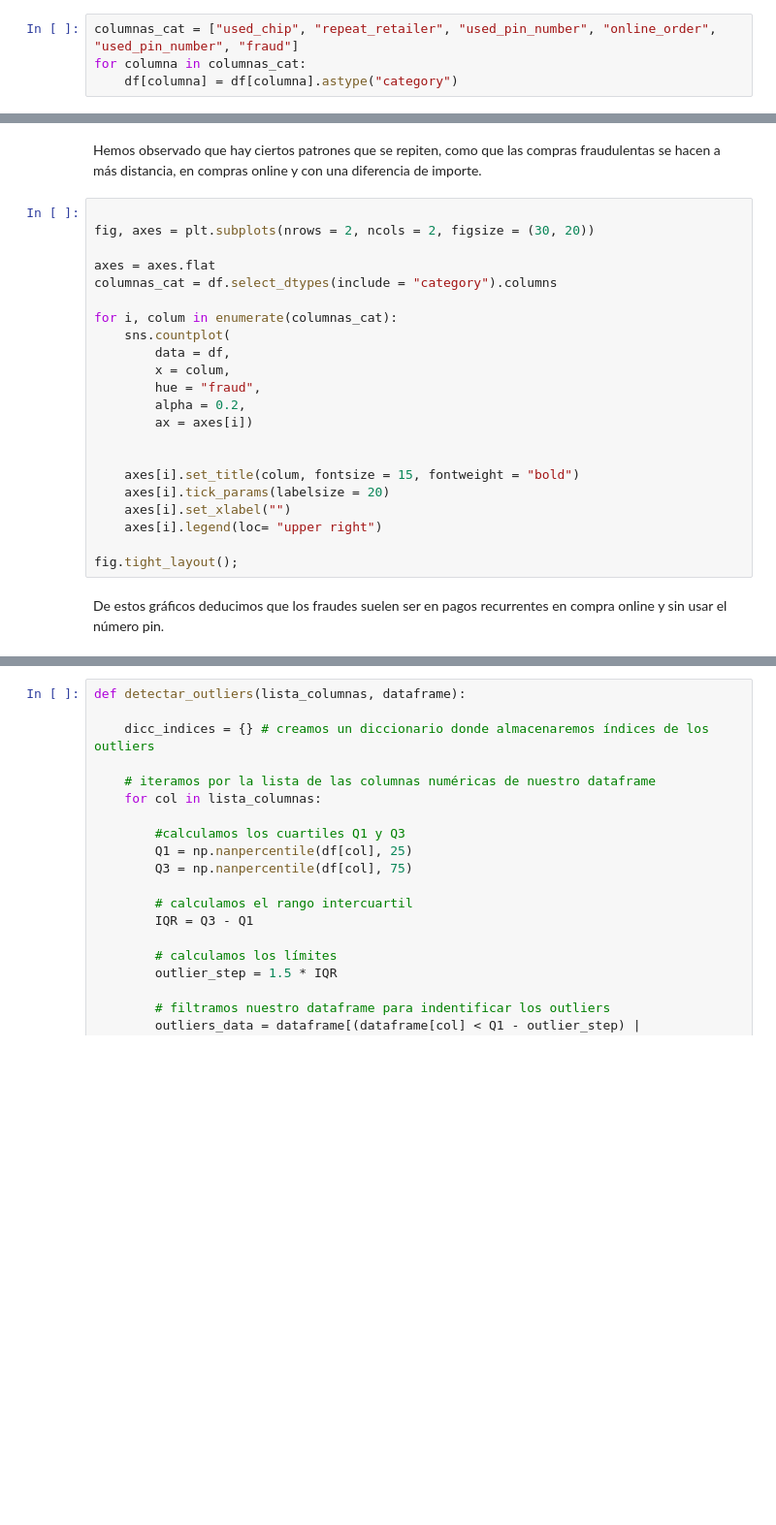
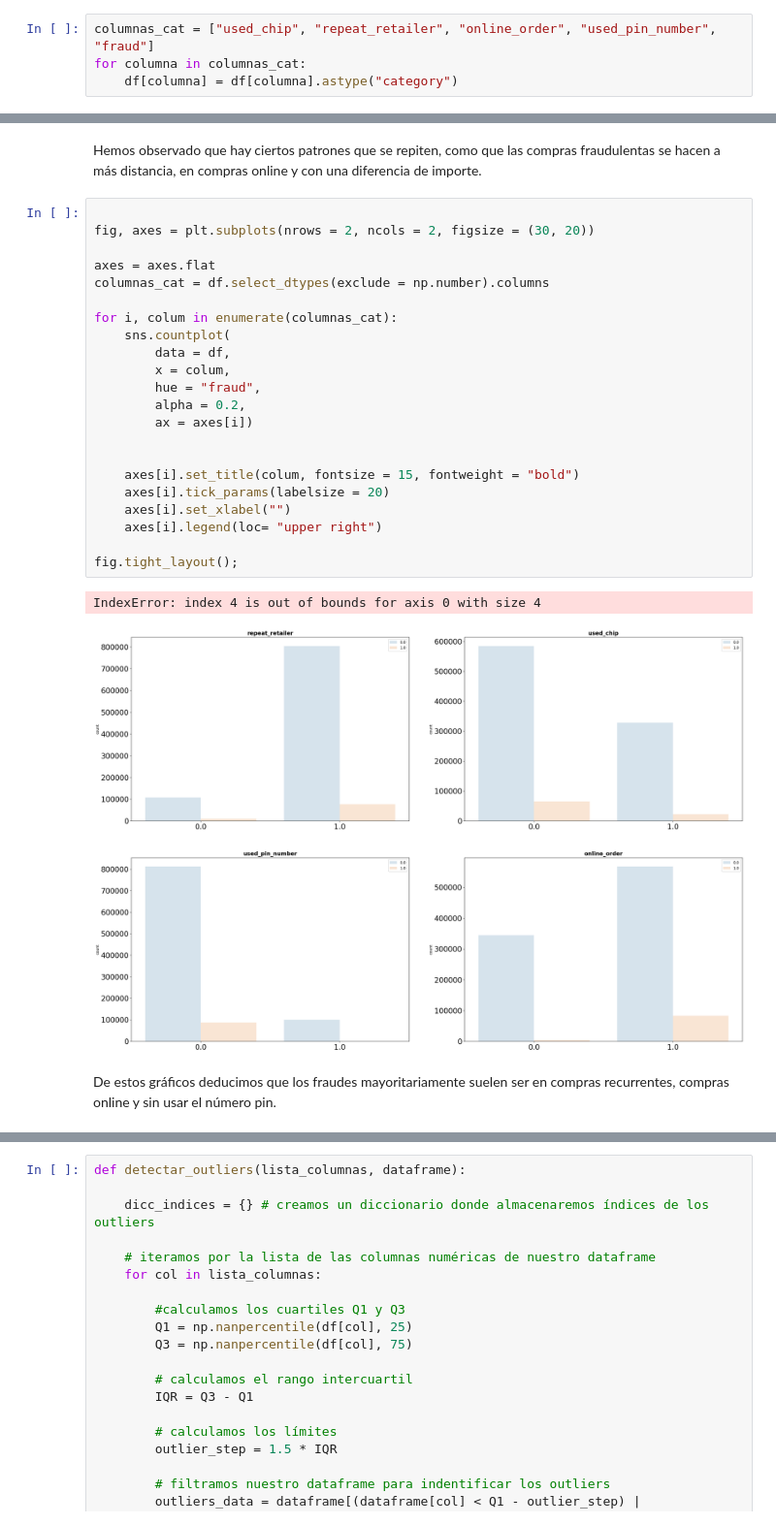
Before and after one commit to Adalab/Adalab-promo_d_da_modulo3_sprint1_Cristina_AnaBelen, a Jupyter notebook: regresión_logística/1.regresion_logistica_EDA.ipynb, the cells around one changed output, grey strips where cells are left out. Shown: that part at 97% size. Drawn from its saved outputs; the diff is of its cells as text; blank space fills up the shorter version.

```diff
--- a/regresión_logística/1.regresion_logistica_EDA.ipynb
+++ b/regresión_logística/1.regresion_logistica_EDA.ipynb
@@ -72,7 +162,7 @@ df["repeat_retailer"].value_counts()
 # %% [markdown]
 Cambiamos las columnas a categóricas porque no consideramos que sean numéricas.
 # %%
-columnas_cat = ["used_chip", "repeat_retailer", "used_pin_number", "online_order", "used_pin_number", "fraud"]
+columnas_cat = ["used_chip", "repeat_retailer", "online_order", "used_pin_number", "fraud"]
 for columna in columnas_cat:
     df[columna] = df[columna].astype("category")
 # %%
@@ -97,27 +228,30 @@ Hemos observado que hay ciertos patrones que se repiten, como que las compras fr
 # %%
 
 fig, axes = plt.subplots(nrows = 2, ncols = 2, figsize = (30, 20))
 
 axes = axes.flat
-columnas_cat = df.select_dtypes(include = "category").columns
+columnas_cat = df.select_dtypes(exclude = np.number).columns
 
 for i, colum in enumerate(columnas_cat):
     sns.countplot(
         data = df,
         x = colum,
         hue = "fraud",
         alpha = 0.2,
         ax = axes[i])
 
 
     axes[i].set_title(colum, fontsize = 15, fontweight = "bold")
     axes[i].tick_params(labelsize = 20)
     axes[i].set_xlabel("")
     axes[i].legend(loc= "upper right")
 
 fig.tight_layout();
+# %% [output]
+IndexError: index 4 is out of bounds for axis 0 with size 4
+[figure, added]
 # %% [markdown]
-De estos gráficos deducimos que los fraudes suelen ser en pagos recurrentes en compra online y sin usar el número pin.
+De estos gráficos deducimos que los fraudes mayoritariamente suelen ser en compras recurrentes, compras online y sin usar el número pin.
 # %%
 
 fig, axes = plt.subplots(nrows = 1, ncols = 3, figsize = (30, 10))
```
Also changed, not shown: parts of 34 cells of this notebook, 5 other files.
